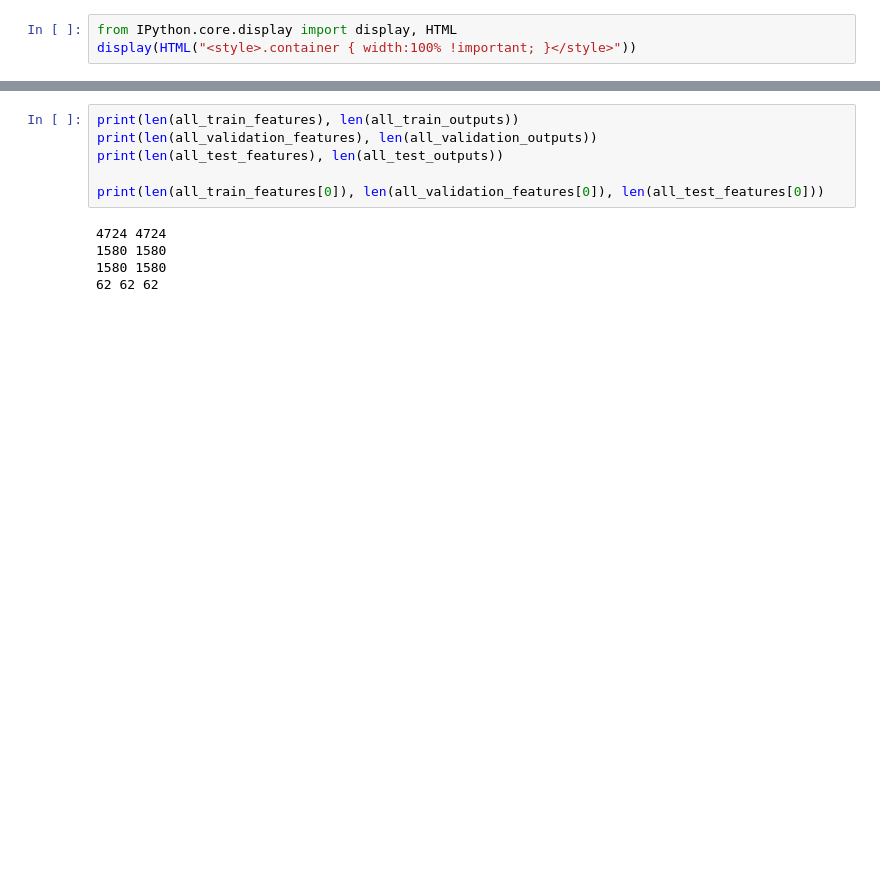
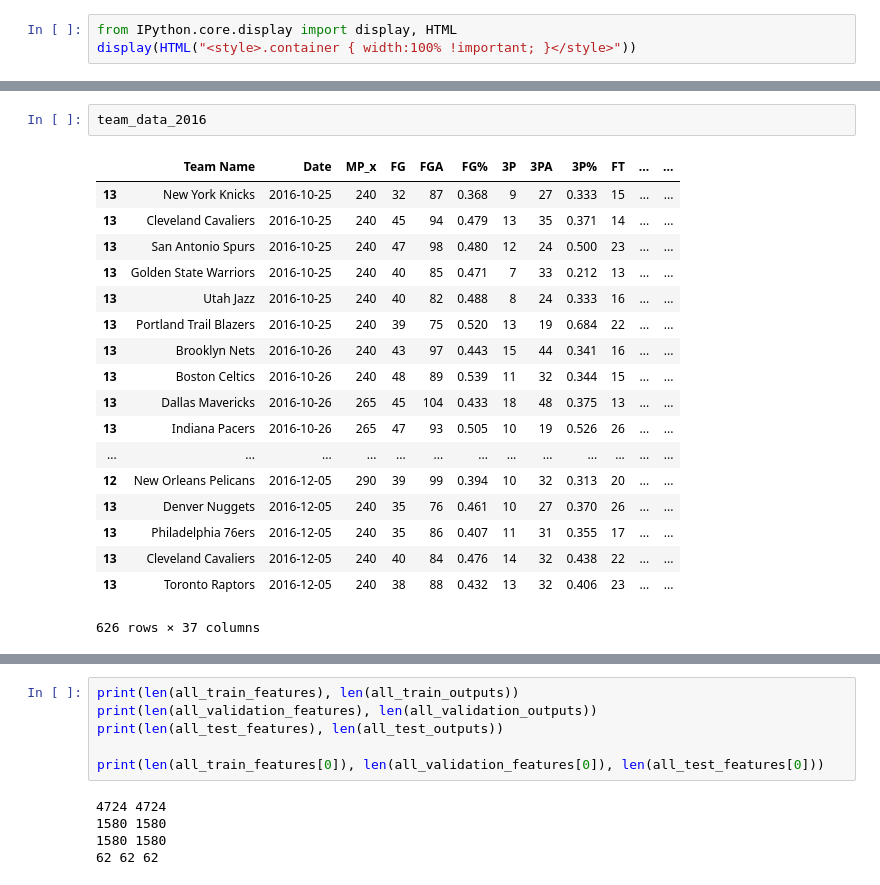
Before and after one commit to alhuang10/Basketball-Predictions, a Jupyter notebook: model_training.ipynb, the cells around one changed output, grey strips where cells are left out. Drawn from its saved outputs; the diff is of its cells as text; blank space fills up the shorter version.

```diff
--- a/model_training.ipynb
+++ b/model_training.ipynb
@@ -100,0 +133,21 @@ Time Elapsed: 112.4008219242096
+# %%
+team_data_2016
+# %% [output]
+|  | Team Name | Date | MP_x | FG | FGA | FG% | 3P | 3PA | 3P% | FT | ... | ... |
+| 13 | New York Knicks | 2016-10-25 | 240 | 32 | 87 | 0.368 | 9 | 27 | 0.333 | 15 | ... | ... |
+| 13 | Cleveland Cavaliers | 2016-10-25 | 240 | 45 | 94 | 0.479 | 13 | 35 | 0.371 | 14 | ... | ... |
+| 13 | San Antonio Spurs | 2016-10-25 | 240 | 47 | 98 | 0.480 | 12 | 24 | 0.500 | 23 | ... | ... |
+| 13 | Golden State Warriors | 2016-10-25 | 240 | 40 | 85 | 0.471 | 7 | 33 | 0.212 | 13 | ... | ... |
+| 13 | Utah Jazz | 2016-10-25 | 240 | 40 | 82 | 0.488 | 8 | 24 | 0.333 | 16 | ... | ... |
+| 13 | Portland Trail Blazers | 2016-10-25 | 240 | 39 | 75 | 0.520 | 13 | 19 | 0.684 | 22 | ... | ... |
+| 13 | Brooklyn Nets | 2016-10-26 | 240 | 43 | 97 | 0.443 | 15 | 44 | 0.341 | 16 | ... | ... |
+| 13 | Boston Celtics | 2016-10-26 | 240 | 48 | 89 | 0.539 | 11 | 32 | 0.344 | 15 | ... | ... |
+| 13 | Dallas Mavericks | 2016-10-26 | 265 | 45 | 104 | 0.433 | 18 | 48 | 0.375 | 13 | ... | ... |
+| 13 | Indiana Pacers | 2016-10-26 | 265 | 47 | 93 | 0.505 | 10 | 19 | 0.526 | 26 | ... | ... |
+| ... | ... | ... | ... | ... | ... | ... | ... | ... | ... | ... | ... | ... |
+| 12 | New Orleans Pelicans | 2016-12-05 | 290 | 39 | 99 | 0.394 | 10 | 32 | 0.313 | 20 | ... | ... |
+| 13 | Denver Nuggets | 2016-12-05 | 240 | 35 | 76 | 0.461 | 10 | 27 | 0.370 | 26 | ... | ... |
+| 13 | Philadelphia 76ers | 2016-12-05 | 240 | 35 | 86 | 0.407 | 11 | 31 | 0.355 | 17 | ... | ... |
+| 13 | Cleveland Cavaliers | 2016-12-05 | 240 | 40 | 84 | 0.476 | 14 | 32 | 0.438 | 22 | ... | ... |
+| 13 | Toronto Raptors | 2016-12-05 | 240 | 38 | 88 | 0.432 | 13 | 32 | 0.406 | 23 | ... | ... |
+626 rows × 37 columns
```
Also changed, not shown: parts of 24 cells of this notebook.
